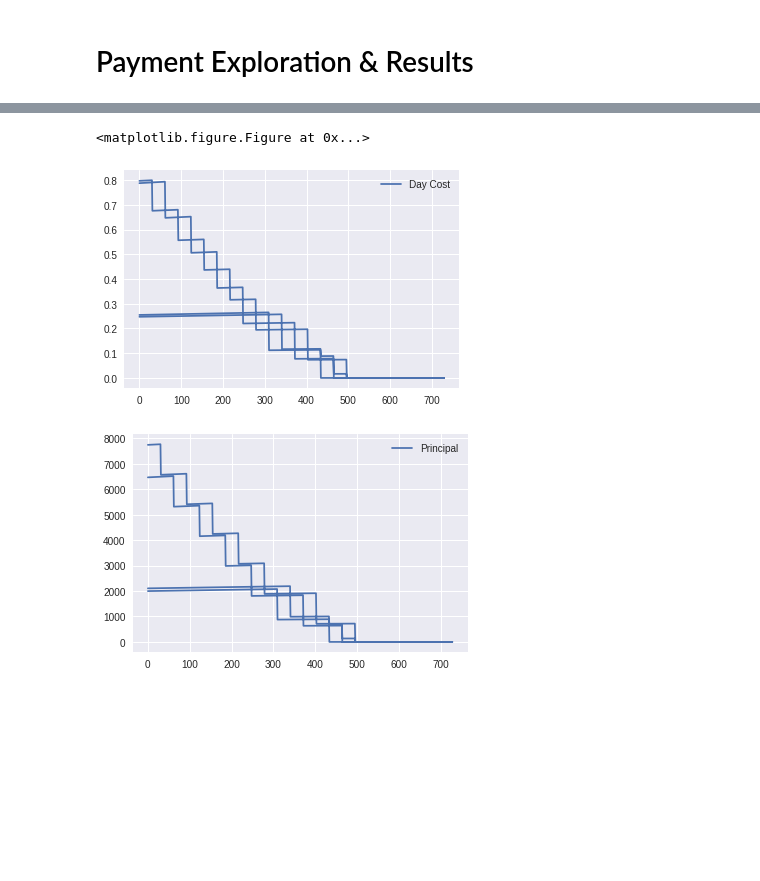
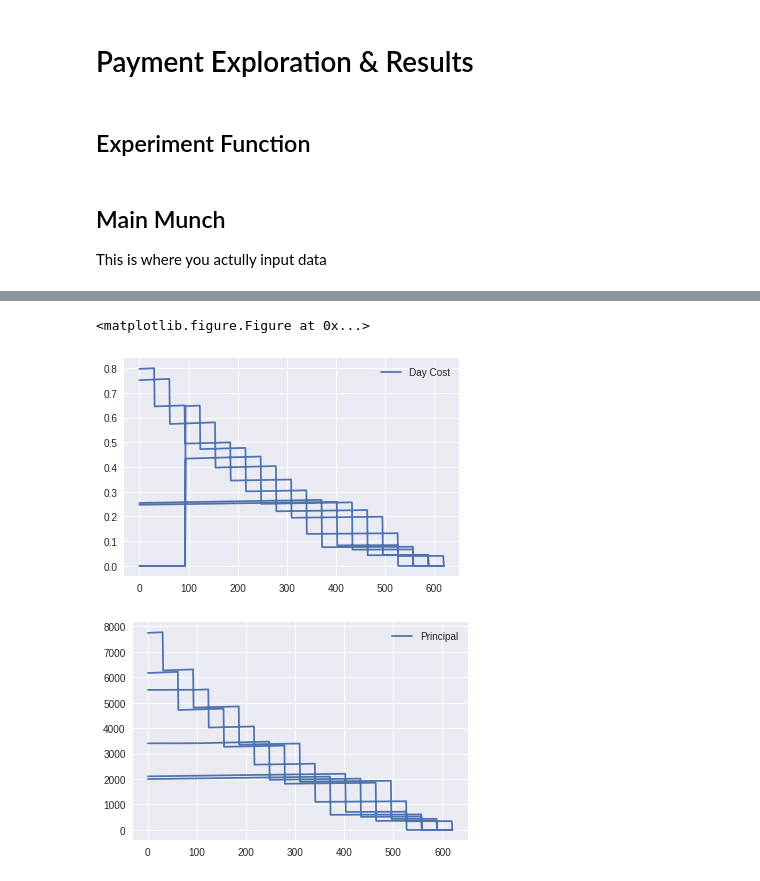
Before and after one commit to rahutchinson/StudentLoanPaymentSandbox, a Jupyter notebook: StudnetLoanPaymentCalculator.ipynb, the cells around one changed output, grey strips where cells are left out. Drawn from its saved outputs; the diff is of its cells as text; code cells hidden in the pictures; blank space fills up the shorter version.

Commit message:
Added grace period and months taken count

```diff
--- a/StudnetLoanPaymentCalculator.ipynb
+++ b/StudnetLoanPaymentCalculator.ipynb
@@ -72,3 +104,5 @@ class Group:
     return 0
 # %% [markdown]
 # Payment Exploration & Results
+# %% [markdown]
+## Experiment Function
@@ -75,69 +149,63 @@ class Group:
+# %% [markdown]
+## Main Munch
+This is where you actully input data
 # %%
 #@title High Rate or High Cost
-High_Rate = False #@param {type:"boolean"}
+HIGH_RATE = False #@param {type:"boolean"}
 
 #True = high rate model
 #False = high daily cost model
+PAYMENT_TIME = 30
+MONTH_CROSSOVER = 4 #months until grace period
 
 
-RATE = False
-
-def payment_exp_1(Groups, mon_payment,rate):
-  #find hightest daily cost
-  high_cost = max(group.per_day_cost() for group in Groups)
-  high_cost_group = None
-  for group in Groups:
-    if(group.per_day_cost() == high_cost):
-      high_cost_group = group
-      break
-
-  #find hightest interest rate
-  high_rate_group_rate = max(group.rate for group in Groups)
-  high_rate_group = None
-  for group in Groups:
-    if(group.rate == high_rate_group_rate):
-      high_rate_group = group
-      break
-  left_over = 0
-  if(rate):
-    left_over = high_rate_group.payment(mon_payment)
-  else:
-    left_over = high_cost_group.payment(mon_payment)
-  #print(high_cost_group.name + ": " + str(high_cost_group.principal))
-  return round(left_over,2)
-
+'''
+________________________________________
+Instantiate
+________________________________________
+'''
 A = Group("A", .0466, 3400.00, False,0)
 B = Group("B", .0466, 1996.08, True,0)
-C = Group("C", .0429, 5500.00, False, 0)
+C = Group("C", .0429, 5500.00, False,0)
 D = Group("D", .0429, 2103.66, True,0)
 E = Group("E", .0376, 7739.26, True,0)
 G = Group("G", .0445, 7662.62, True,0)
 
 
-groups = [B,D,E,G]
+groups = [A,B,C,D,E,G]
 total_principal = 0
 
 # Total Principal
 for group in groups:
   total_principal += round(group.principal,2)
 
+active_groups = [group for group in groups if group.active == True]
+
+
 # Main Munch
 month_watch = 0
-for i in range(1,730):
+month_count = 0
+# change this to while there is an active group
+while any(group.active for group in groups):
   leftover = 0
   if(month_watch == 0):
-    leftover = payment_exp_1(groups,1200,High_Rate)
+    leftover = payment_exp_1(active_groups,1500,HIGH_RATE)
     if(leftover != 0):
-      payment_exp_1(groups,leftover, High_Rate)
+      payment_exp_1(active_groups,leftover, HIGH_RATE)
     for group in groups:
       group.record()
     month_watch = PAYMENT_TIME
+    month_count +=1
+    if(month_count == MONTH_CROSSOVER):
+      active_groups = groups
+      for group in groups:
+        group.active = True
   else:
     for group in groups:
       group.record()
     month_watch -=1
 
-histories = [B.history,D.history,E.history,G.history]
+histories = [A.history, B.history,C.history, D.history,E.history,G.history]
 plt.figure()
 concated = pd.concat(histories)
 
@@ -147,8 +215,14 @@ total = 0
 for group in groups:
   for payment in group.payments:
     total += payment[1]
-print(total-total_principal)
+
+print("Begining Total: $" + str(total_principal))
+print("Amount Paid: $" + str(total))
+print("Intrest Paid: " + str(total-total_principal))
+print("Months Taken: " + str(month_count))
+print("A: " + str(A.done))
 print("B: " + str(B.done))
+print("C: " + str(C.done))
 print("D: " + str(D.done))
 print("E: " + str(E.done))
 print("G: " + str(G.done))
@@ -161,3 +240,3 @@ G: 496
 <matplotlib.figure.Figure at 0x...>
-[figure, old version]
+[figure, new version]
-[figure, old version]
+[figure, new version]
```
Also changed, not shown: parts of 4 cells of this notebook.
